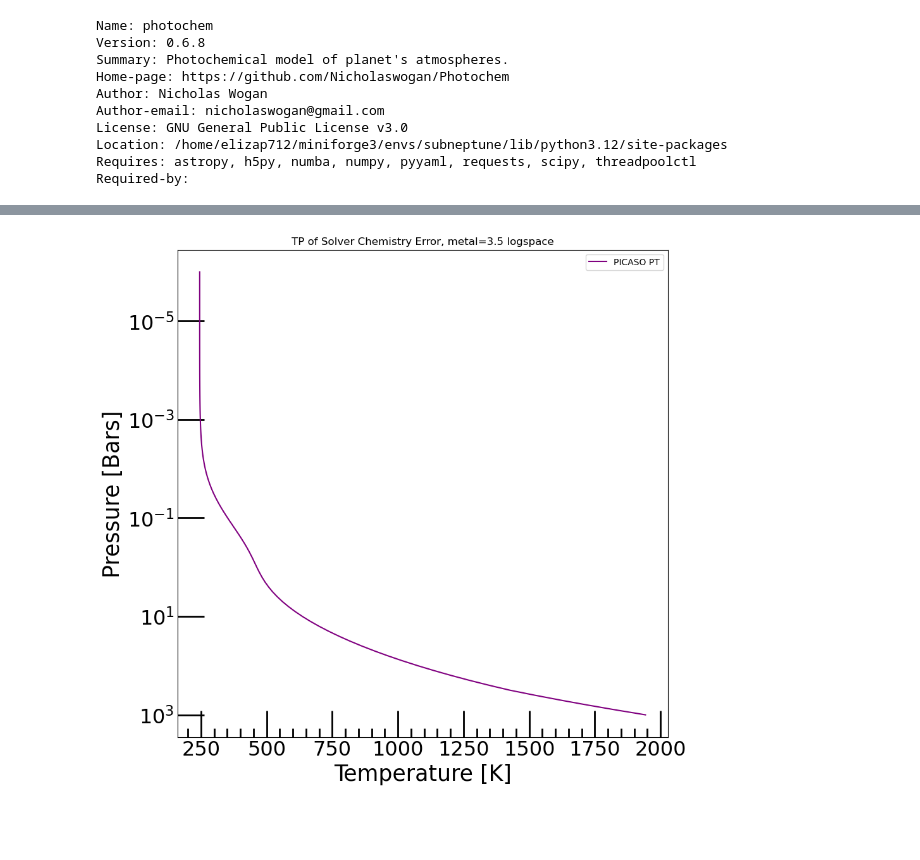
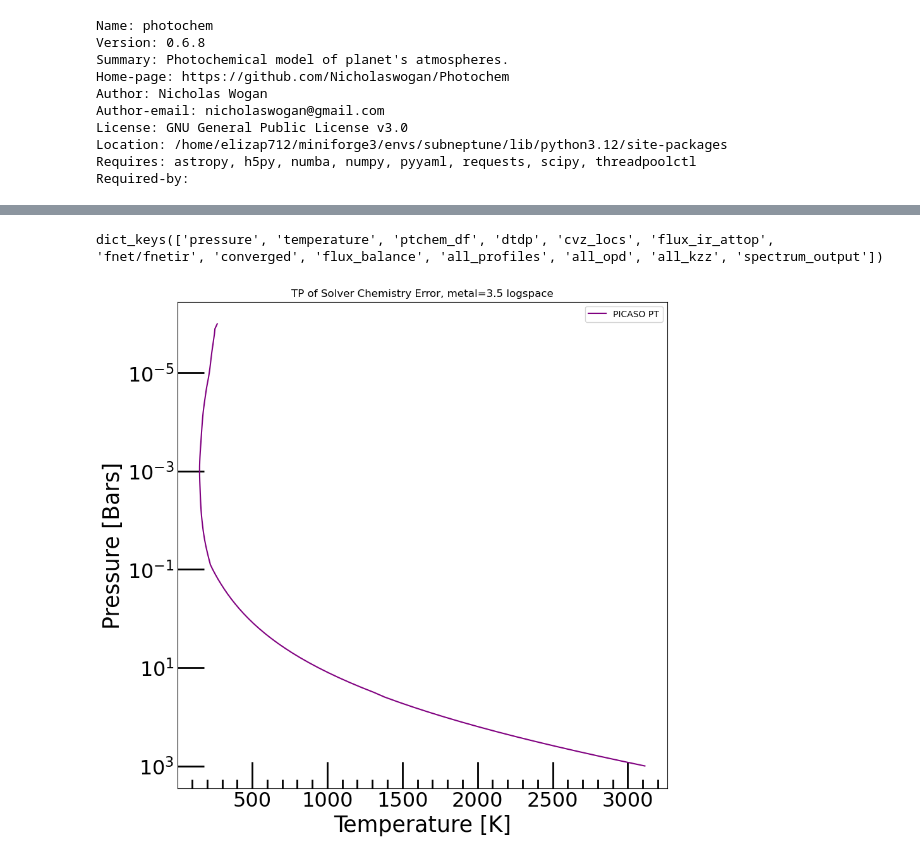
Before and after one commit to ElizabethP712/MiniNeptuneGrid26_PostBac, a Jupyter notebook: CompareOldNewOpacityScripts.ipynb, the cells around one changed output, grey strips where cells are left out. Cells and saved outputs as stored; diff of their text form; code cells hidden in the pictures; blank space fills up the shorter version.

Commit message:
Updated PICASO_Climate script to explore some parameter space, and updated results after applying fortification to picaso.

```diff
--- a/CompareOldNewOpacityScripts.ipynb
+++ b/CompareOldNewOpacityScripts.ipynb
@@ -356,7 +375,7 @@ Location: /home/elizap712/miniforge3/envs/subneptune/lib/python3.12/site-package
 Requires: astropy, h5py, numba, numpy, pyyaml, requests, scipy, threadpoolctl
 Required-by:
 # %%
-file_path = "/mnt/c/Users/lily/Documents/NASAUWPostbac/MiniNeptuneGrid26_PostBac/climate_output_3.5_error.pkl"
+file_path = "/mnt/c/Users/lily/Documents/NASAUWPostbac/MiniNeptuneGrid26_PostBac/out_3.5.pkl"
 with open(file_path, 'rb') as file:
     data = pickle.load(file)
     print(data)
@@ -365,5 +399,0 @@ EOFError: Ran out of input
-# %%
-file_path = "/mnt/c/Users/lily/Documents/NASAUWPostbac/MiniNeptuneGrid26_PostBac/equilibrium_chemistry.pkl"
-with open(file_path, 'rb') as file:
-    data = pickle.load(file)
-    print(data)
@@ -388,22 +400,26 @@ with open(file_path, 'rb') as file:
+# %%
+data.keys()
+# %% [output]
+dict_keys(['pressure', 'temperature', 'ptchem_df', 'dtdp', 'cvz_locs', 'flux_ir_attop', 'fnet/fnetir', 'converged', 'flux_balance', 'all_profiles', 'all_opd', 'all_kzz', 'spectrum_output'])
 # %%
 # Plot the PT Profile from PICASO
 
 plt.figure(figsize=(10,10))
 plt.ylabel("Pressure [Bars]", fontsize=25)
 plt.xlabel('Temperature [K]', fontsize=25)
 plt.gca().invert_yaxis()
 
-plt.semilogy(data[1],data[0],color="purple", ls='-', label='PICASO PT')
+plt.semilogy(data['temperature'],data['pressure'],color="purple", ls='-', label='PICASO PT')
 
 plt.minorticks_on()
 plt.tick_params(axis='both',which='major',length =30, width=2,direction='in',labelsize=23)
 plt.tick_params(axis='both',which='minor',length =10, width=2,direction='in',labelsize=23)
 
 total_flux = .915
 Tef = stars.equilibrium_temperature(total_flux*1361, 0)
 plt.title(f"TP of Solver Chemistry Error, metal=3.5 logspace")
 plt.legend()
 
 plt.show()
 # %% [output]
-[figure, old version]
+[figure, new version]
```
Also changed, not shown: parts of 23 cells of this notebook, 5 other files.
